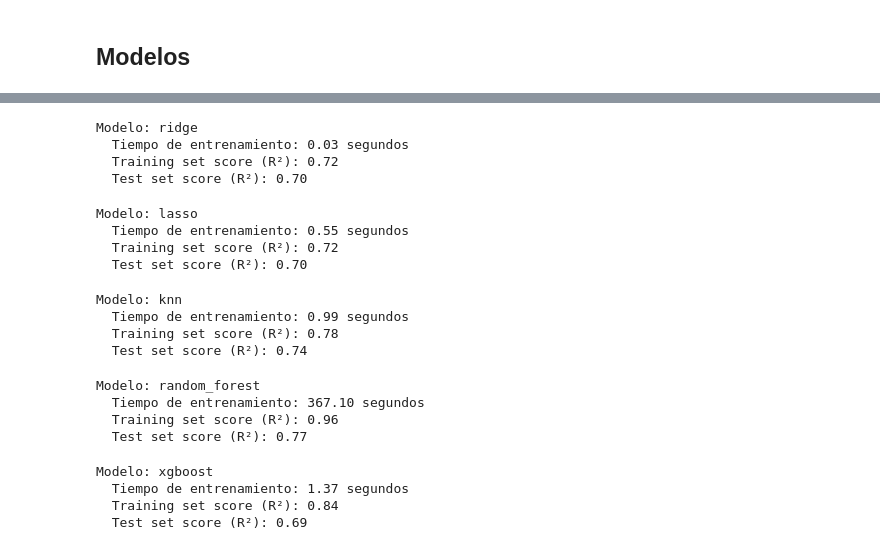
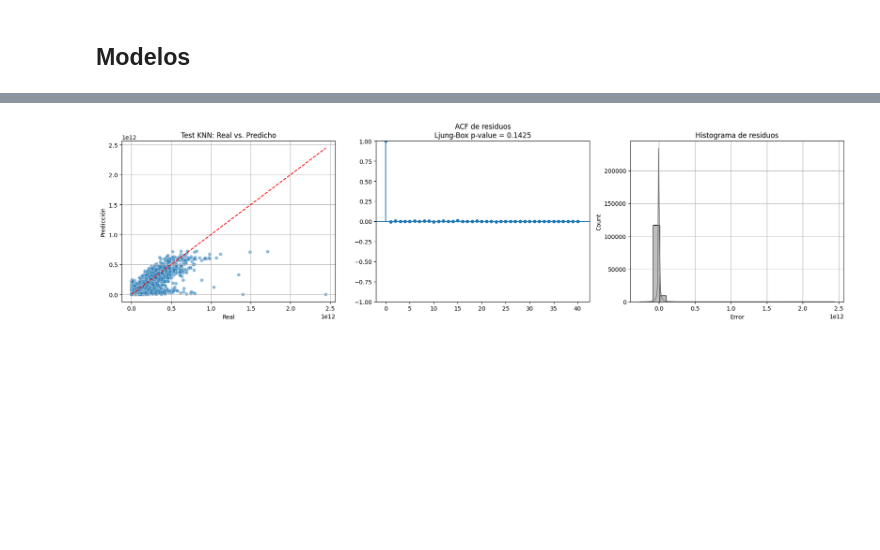
Before and after one commit to TawnyVTC/EDA, a Jupyter notebook: models_val.ipynb, the cells around one changed output, grey strips where cells are left out. Saved outputs shown, nothing was run; the diff lists cells and outputs as text; code cells hidden in the pictures; blank space fills up the shorter version.

```diff
--- a/models_val.ipynb
+++ b/models_val.ipynb
@@ -134,35 +225,4 @@ Modelo: lineal
-# %%
-fit("ridge", modelos, X_train, y_train, X_test, y_test)
-# %% [output]
-Modelo: ridge
-  Tiempo de entrenamiento: 0.03 segundos
-  Training set score (R²): 0.72
-  Test set score (R²): 0.70
-# %%
-fit("lasso", modelos, X_train, y_train, X_test, y_test)
-# %% [output]
-Modelo: lasso
-  Tiempo de entrenamiento: 0.55 segundos
-  Training set score (R²): 0.72
-  Test set score (R²): 0.70
-# %%
-fit("knn", modelos, X_train, y_train, X_test, y_test)
-# %% [output]
-Modelo: knn
-  Tiempo de entrenamiento: 0.99 segundos
-  Training set score (R²): 0.78
-  Test set score (R²): 0.74
-# %%
-fit("random_forest", modelos, X_train, y_train, X_test, y_test)
-# %% [output]
-Modelo: random_forest
-  Tiempo de entrenamiento: 367.10 segundos
-  Training set score (R²): 0.96
-  Test set score (R²): 0.77
-# %%
-fit("xgboost", modelos, X_train, y_train, X_test, y_test)
-# %% [output]
-Modelo: xgboost
-  Tiempo de entrenamiento: 1.37 segundos
-  Training set score (R²): 0.84
-  Test set score (R²): 0.69
+# %%
+graficar_diagnostico(knn, X_test, y_test, nombre_conjunto="Test KNN")
+# %% [output]
+[figure, added]
```
Also changed, not shown: parts of 13 cells of this notebook, 1 other file.
